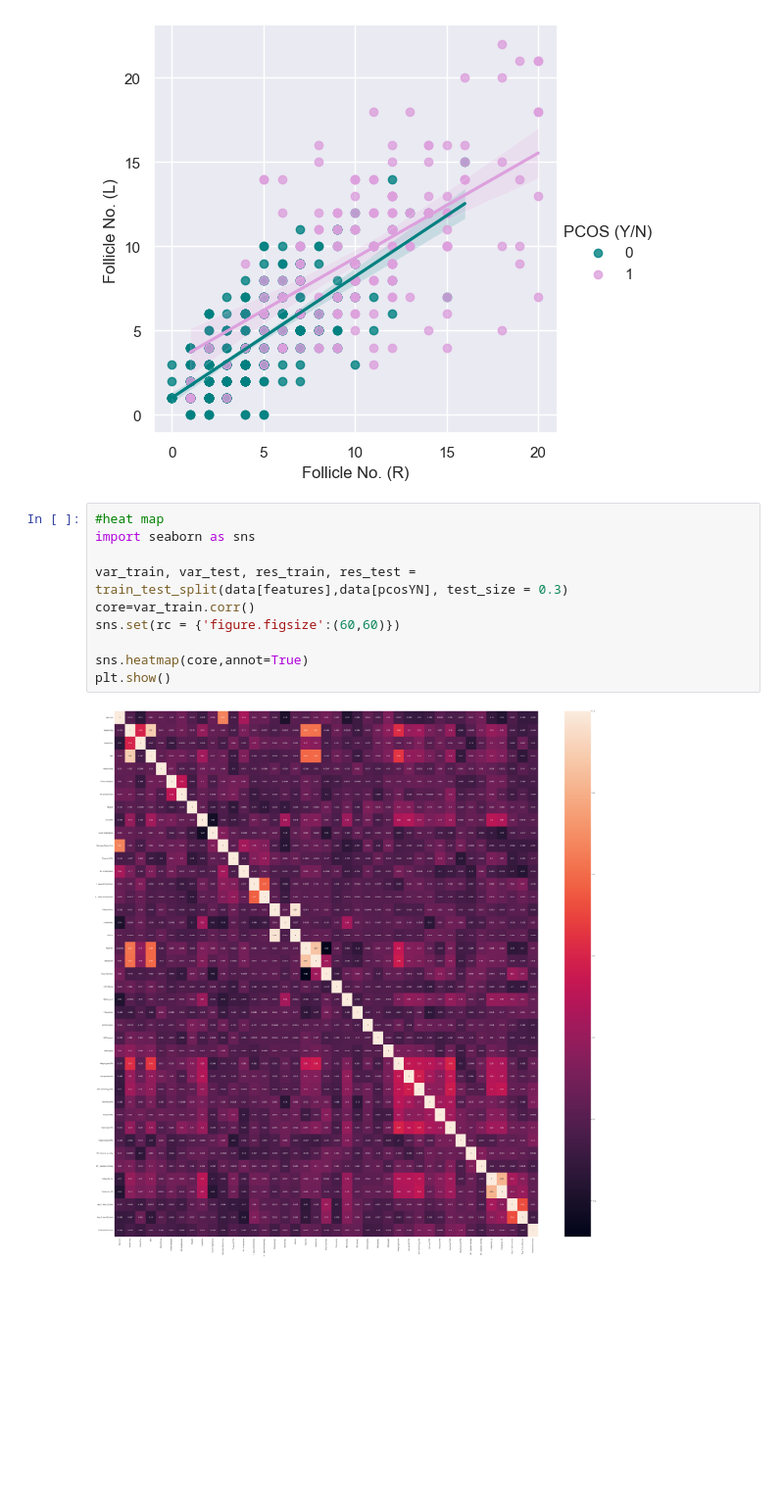
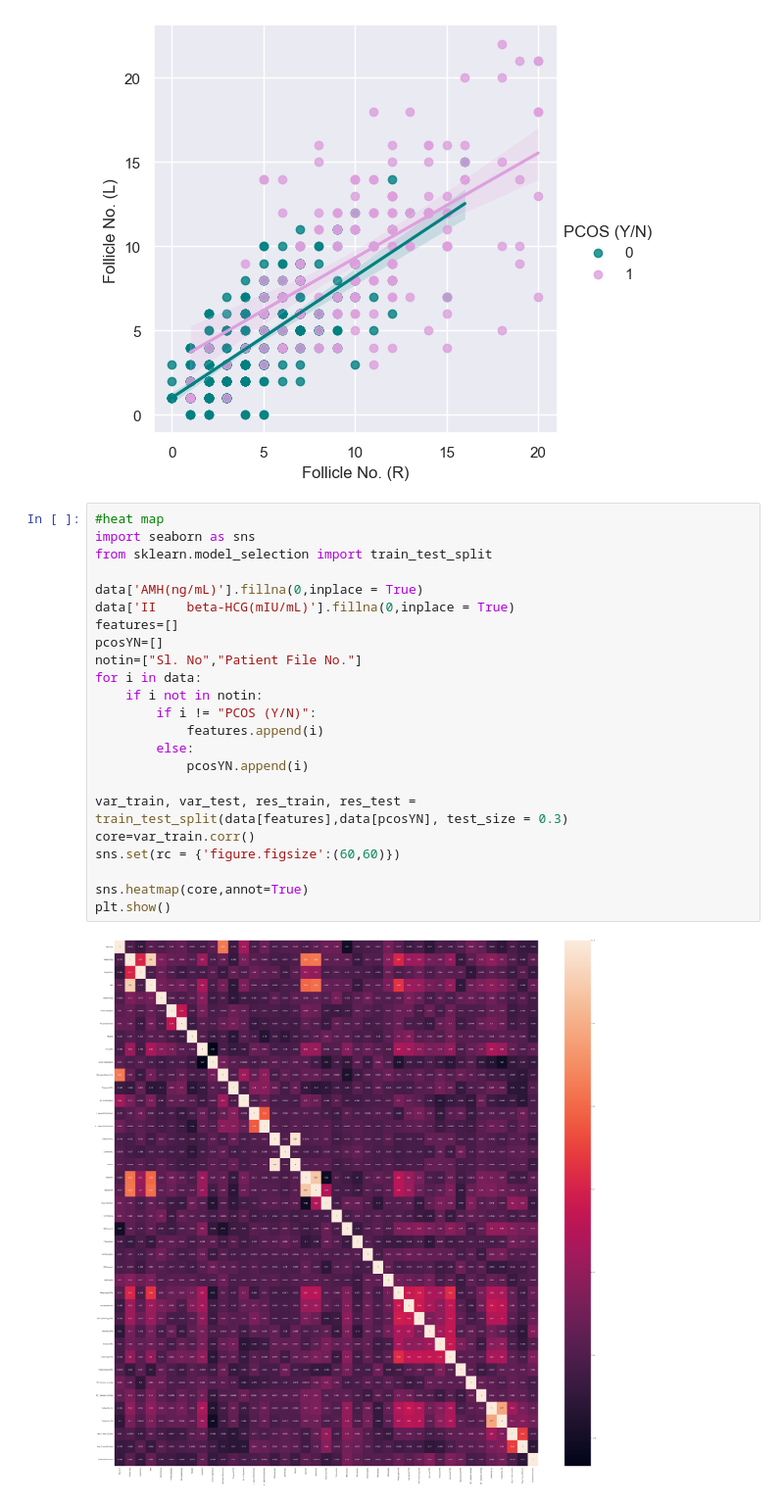
Before and after one commit to harish650/pcos-research-paper, a Jupyter notebook: pcos.ipynb, the cells around one changed output. Shown at 98% size. Drawn from its saved outputs; the diff is of its cells as text; blank space fills up the shorter version.

```diff
--- a/pcos.ipynb
+++ b/pcos.ipynb
@@ -171,13 +171,26 @@ plt.show()
 # %%
 #heat map
 import seaborn as sns
+from sklearn.model_selection import train_test_split
+
+data['AMH(ng/mL)'].fillna(0,inplace = True)
+data['II    beta-HCG(mIU/mL)'].fillna(0,inplace = True)
+features=[]
+pcosYN=[]
+notin=["Sl. No","Patient File No."]
+for i in data:
+    if i not in notin:
+        if i != "PCOS (Y/N)":
+            features.append(i)
+        else:
+            pcosYN.append(i)
 
 var_train, var_test, res_train, res_test = train_test_split(data[features],data[pcosYN], test_size = 0.3)
 core=var_train.corr()
 sns.set(rc = {'figure.figsize':(60,60)})
 
 sns.heatmap(core,annot=True)
 plt.show()
 # %% [output]
-[figure, old version]
+[figure, new version]
 # %%
```
Also changed, not shown: parts of 16 cells of this notebook, 5 other files.
